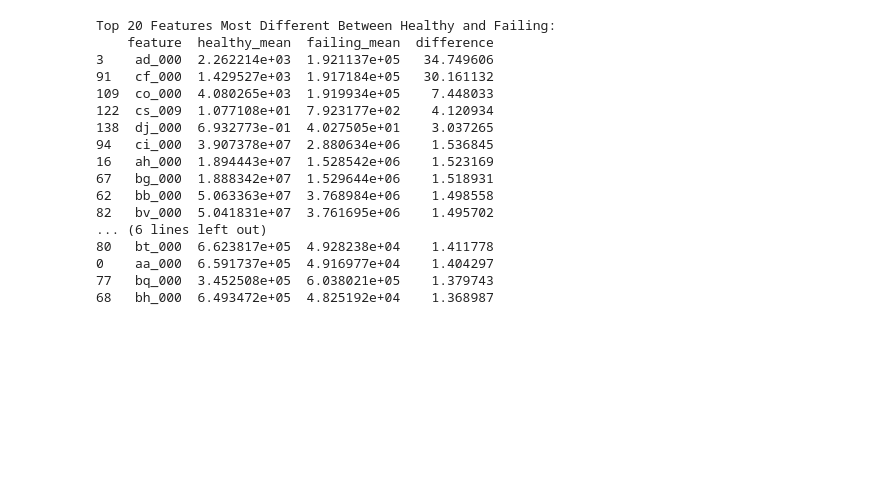
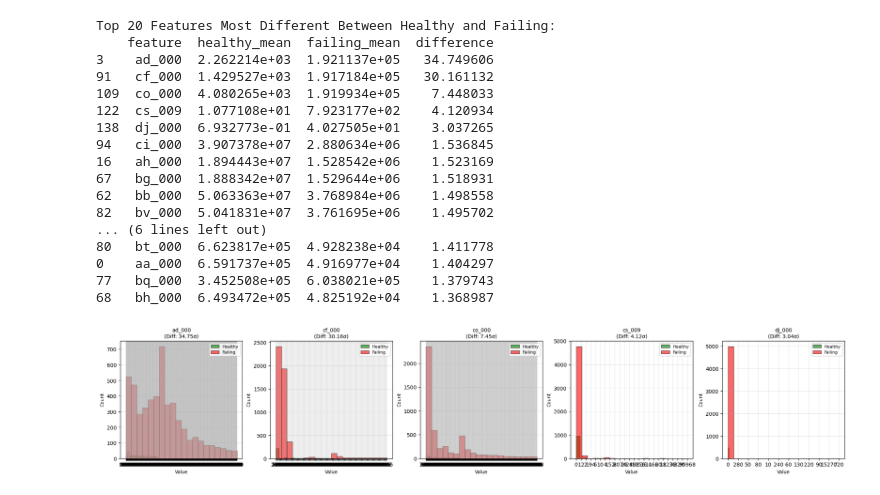
Before and after one commit to Project-Be-Better/project-scania-aps, a Jupyter notebook: 01-getting-started.ipynb, the cells around one changed output. Saved outputs shown, nothing was run; the diff lists cells and outputs as text; code cells hidden in the pictures; blank space fills up the shorter version.

```diff
--- a/01-getting-started.ipynb
+++ b/01-getting-started.ipynb
@@ -131,48 +131,86 @@ Top 20 Features Most Different Between Healthy and Failing:
 77   bq_000  3.452508e+05  6.038021e+05    1.379743
 68   bh_000  6.493472e+05  4.825192e+04    1.368987
 # %%
-# Plot the top 20 most different features
+# Plot the top 5 most different features
 
-top_20 = comparison_df.head(20)
+top_n_plot = 5
+top_features_plot = comparison_df.head(top_n_plot)
 
-fig, axes = plt.subplots(4, 5, figsize=(18, 12))
-axes = axes.flatten()
+fig, axes = plt.subplots(1, 5, figsize=(20, 4), constrained_layout=True)
+if top_n_plot == 1:
+    axes = [axes]
 
-for idx, (_, row) in enumerate(top_20.iterrows()):
+max_points = 5000
+
+for idx, (_, row) in enumerate(top_features_plot.iterrows()):
     feature = row["feature"]
 
-    # Get the data
     healthy_data = positive_class[feature].dropna()
     failing_data = negative_class[feature].dropna()
 
-    # Plot side-by-side
+    if len(healthy_data) > max_points:
+        healthy_data = healthy_data.sample(max_points, random_state=42)
+    if len(failing_data) > max_points:
+        failing_data = failing_data.sample(max_points, random_state=42)
+
     ax = axes[idx]
-
     ax.hist(
         healthy_data,
-        bins=30,
+        bins=20,
         alpha=0.6,
         label="Healthy",
         color="green",
         edgecolor="black",
     )
     ax.hist(
         failing_data,
-        bins=30,
+        bins=20,
         alpha=0.6,
         label="Failing",
         color="red",
         edgecolor="black",
     )
 
-    ax.set_title(f"{feature}\n(Difference: {row['difference']:.2f}σ)")
-    ax.set_xlabel("Value")
-    ax.set_ylabel("Count")
-    ax.legend()
+    ax.set_title(f"{feature}\n(Diff: {row['difference']:.2f}σ)", fontsize=10)
+    ax.set_xlabel("Value", fontsize=9)
+    ax.set_ylabel("Count", fontsize=9)
+    ax.legend(fontsize=8)
     ax.grid(True, alpha=0.3)
 
-plt.tight_layout()
-plt.savefig("top_20_features_comparison.png", dpi=150, bbox_inches="tight")
+plt.savefig("top_5_features_comparison.png", dpi=150, bbox_inches="tight")
 plt.show()
+print(">>> Top 5 features plot saved!")
 
-print("\n✅ Plot saved: top_20_features_comparison.png")
+# Display remaining top features in a table
+print("\n" + "=" * 80)
+print("Top 20 Features Ranked by Difference (Healthy vs Failing)")
+print("=" * 80)
+
+display_cols = [
+    "feature",
+    "healthy_mean",
+    "failing_mean",
+    "difference",
+    "percent_healthy_missing",
+    "percent_failing_missing",
+]
+display_df = comparison_df[display_cols].head(20).copy()
+display_df = display_df.rename(
+    columns={
+        "healthy_mean": "Healthy Mean",
+        "failing_mean": "Failing Mean",
+        "difference": "Difference (σ)",
+        "percent_healthy_missing": "% Missing (Healthy)",
+        "percent_failing_missing": "% Missing (Failing)",
+    }
+)
+display_df["Difference (σ)"] = display_df["Difference (σ)"].round(3)
+display_df["Healthy Mean"] = display_df["Healthy Mean"].apply(lambda x: f"{x:.2e}")
+display_df["Failing Mean"] = display_df["Failing Mean"].apply(lambda x: f"{x:.2e}")
+display_df["% Missing (Healthy)"] = display_df["% Missing (Healthy)"].round(2)
+display_df["% Missing (Failing)"] = display_df["% Missing (Failing)"].round(2)
+
+print(display_df.to_string(index=False))
+print("\nTable saved!")
+# %% [output]
+[figure, added]
```
Also changed, not shown: parts of 2 cells of this notebook, 2 other files.
